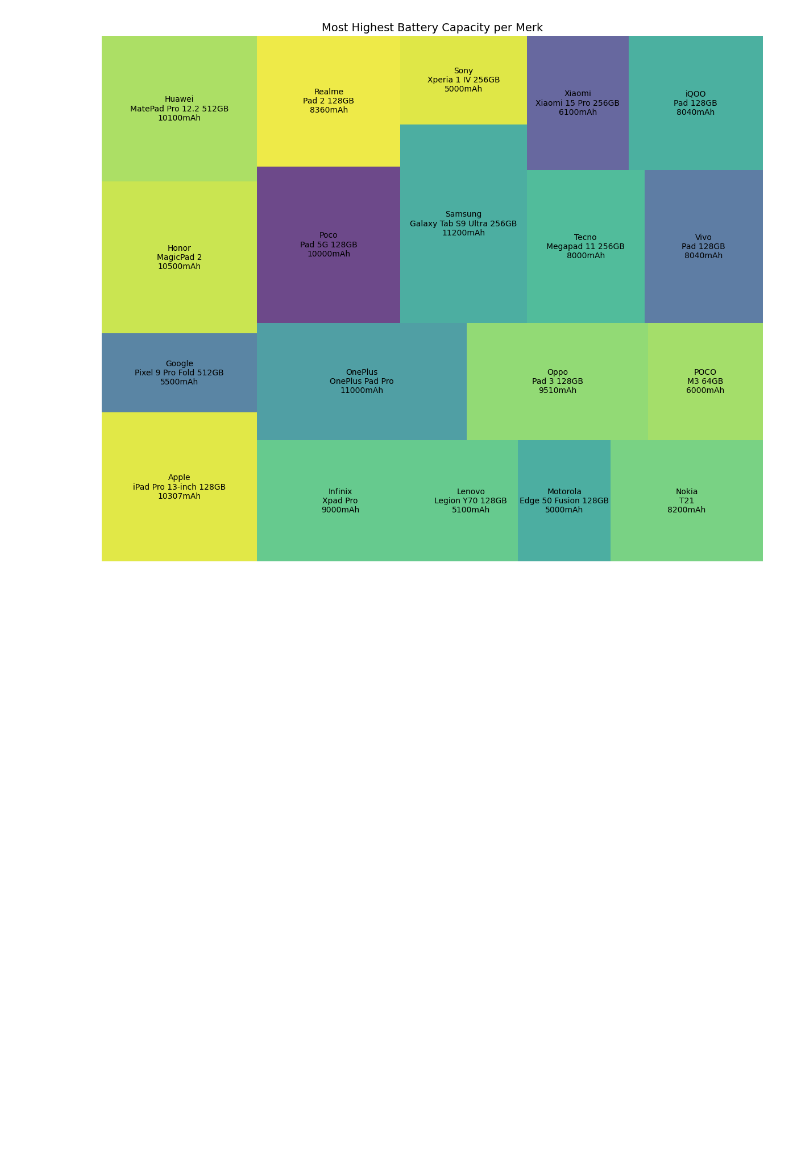
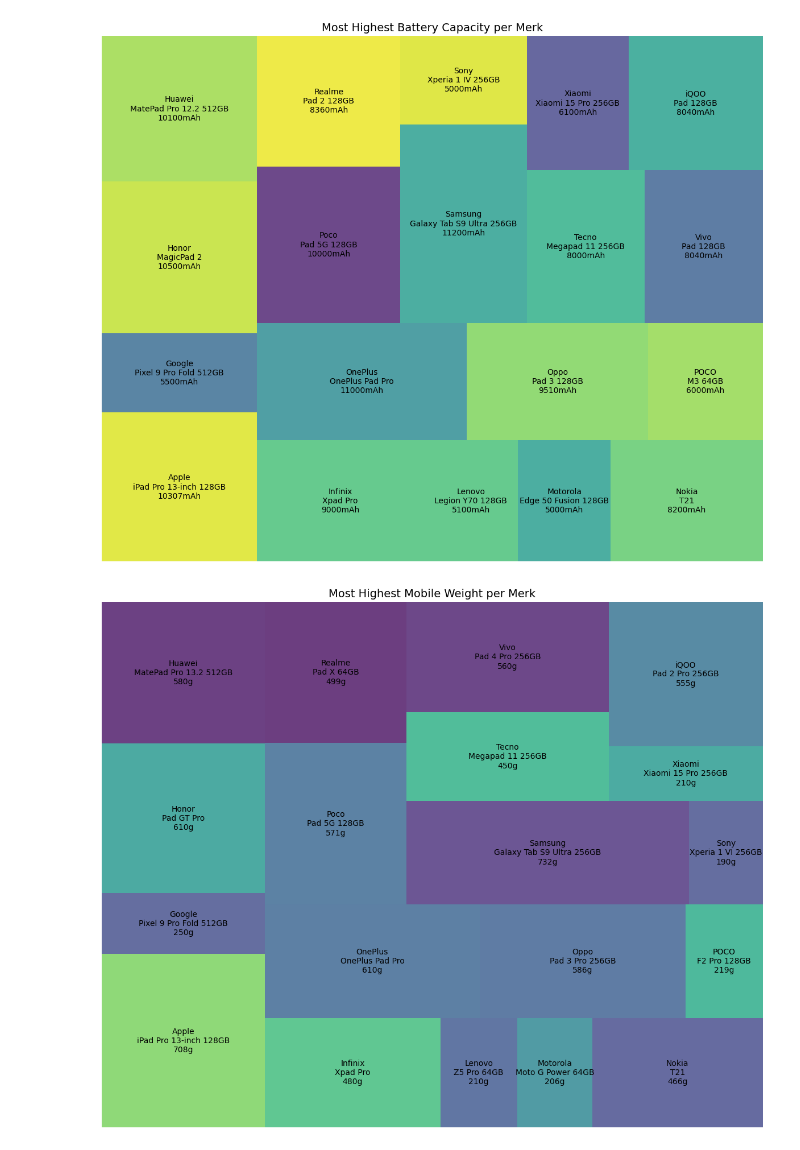
Before and after one commit to FlazeFy2/DS-MobilesDataset, a Jupyter notebook: exploratory data analysis-tree.ipynb, the cells around one changed output. Saved outputs shown, nothing was run; the diff lists cells and outputs as text; code cells hidden in the pictures; blank space fills up the shorter version.

Commit message:
[DS] Exploratory Data Analysis (EDA) - Tree Map The Most Highest Mobile Weight per Merk

```diff
--- a/exploratory data analysis-tree.ipynb
+++ b/exploratory data analysis-tree.ipynb
@@ -88,3 +88,32 @@ plt.axis('off')
 plt.show()
 # %% [output]
 [figure]
+# %%
+import pandas as pd
+import numpy as np
+import matplotlib.pyplot as plt
+import squarify
+
+# Exploratory Data Analysis (EDA) - Tree Map The Most Highest Mobile Weight per Merk
+data = pd.read_csv("Mobiles Dataset (2025).csv", encoding="ISO-8859-1")
+
+# Clean the Data
+data['Mobile Weight'] = (
+    data['Mobile Weight'].str.replace('g', '', regex=False).str.replace(',', '', regex=False).str.strip().astype(float)
+)
+
+# Find the Max Value
+idx = data.groupby('Company Name')['Mobile Weight'].idxmax()
+result = data.loc[idx, ['Company Name', 'Model Name', 'Launched Year', 'Mobile Weight']]
+res = result.reset_index(drop=True)
+
+# Plot Tree Map
+sizes = result['Mobile Weight']
+labels = result.apply(lambda x: f"{x['Company Name']}\n{x['Model Name']}\n{x['Mobile Weight']:.0f}g", axis=1)
+plt.figure(figsize=(15, 12))
+squarify.plot(sizes=sizes, label=labels, alpha=0.8)
+plt.title("Most Highest Mobile Weight per Merk", fontsize=14)
+plt.axis('off')
+plt.show()
+# %% [output]
+[figure, added]
```
